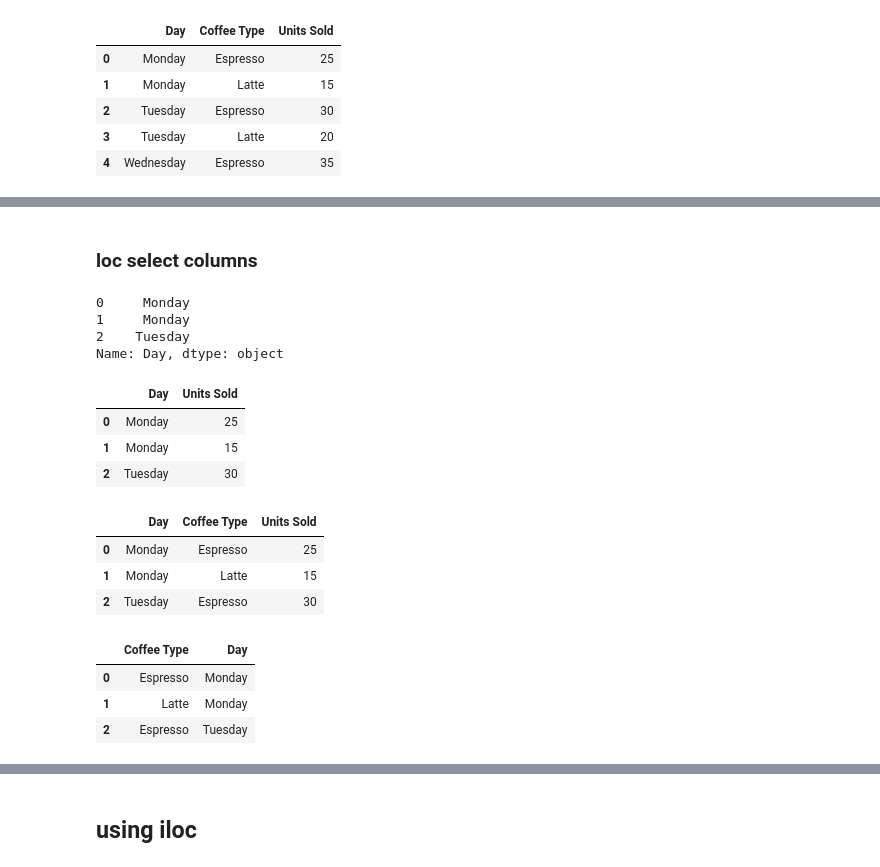
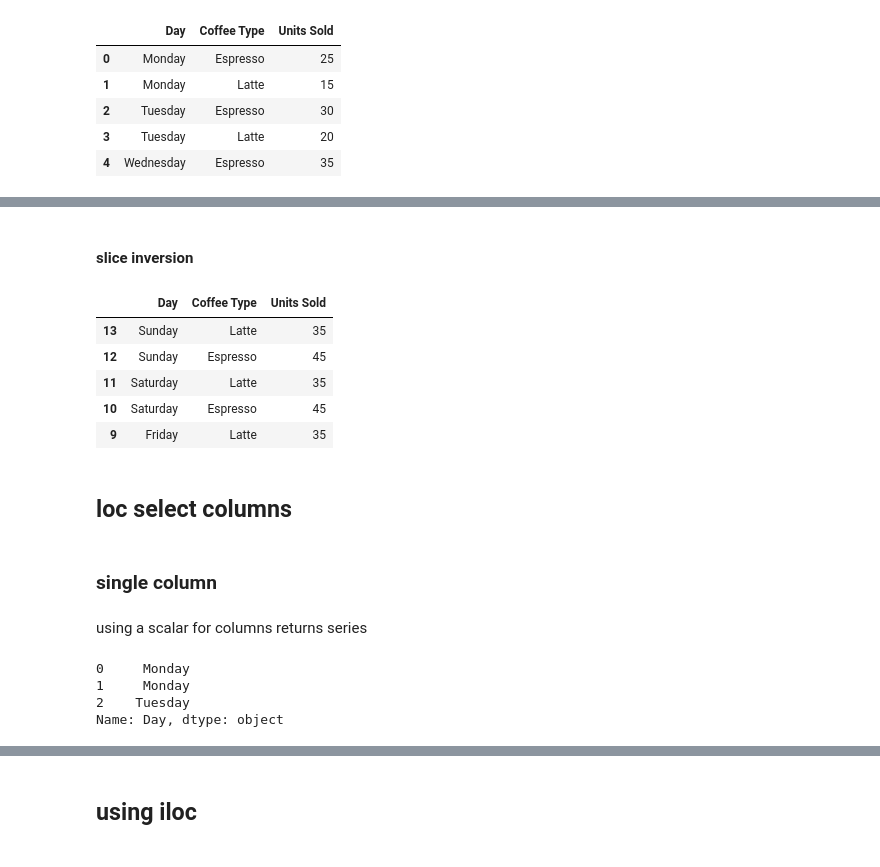
Before and after one commit to atrox3d/pandas_keith-galli-complete-pandas-tutorial, a Jupyter notebook: 03-accessing-data.ipynb, the cells around one changed output, grey strips where cells are left out. Saved outputs shown, nothing was run; the diff lists cells and outputs as text; code cells hidden in the pictures.

```diff
--- a/03-accessing-data.ipynb
+++ b/03-accessing-data.ipynb
@@ -70,24 +178,24 @@ Name: 0, dtype: object
+# %% [markdown]
+#### slice inversion
+# %%
+coffee.loc[::-1].head()
+# %% [output]
+|  | Day | Coffee Type | Units Sold |
+| 13 | Sunday | Latte | 35 |
+| 12 | Sunday | Espresso | 45 |
+| 11 | Saturday | Latte | 35 |
+| 10 | Saturday | Espresso | 45 |
+| 9 | Friday | Latte | 35 |
 # %% [markdown]
-### loc select columns
+## loc select columns
-# %%
-display(coffee.loc[0:2, 'Day'])                     # specify column
-display(coffee.loc[0:2, ['Day', 'Units Sold']])     # multiple columns
-display(coffee.loc[0:2, 'Day':'Units Sold'])        # slice of columns
-display(coffee.loc[0:2, 'Coffee Type'::-1])         # slice of columns
-# %% [output]
-0     Monday
-1     Monday
-2    Tuesday
-Name: Day, dtype: object
-|  | Day | Units Sold |
-| 0 | Monday | 25 |
-| 1 | Monday | 15 |
-| 2 | Tuesday | 30 |
-|  | Day | Coffee Type | Units Sold |
-| 0 | Monday | Espresso | 25 |
-| 1 | Monday | Latte | 15 |
-| 2 | Tuesday | Espresso | 30 |
-|  | Coffee Type | Day |
-| 0 | Espresso | Monday |
-| 1 | Latte | Monday |
-| 2 | Espresso | Tuesday |
+# %% [markdown]
+### single column
+# %% [markdown]
+using a scalar for columns returns series
+# %%
+coffee.loc[0:2, 'Day']
+# %% [output]
+0     Monday
+1     Monday
+2    Tuesday
+Name: Day, dtype: object
```
Also changed, not shown: parts of 51 cells of this notebook, 2 other files.
